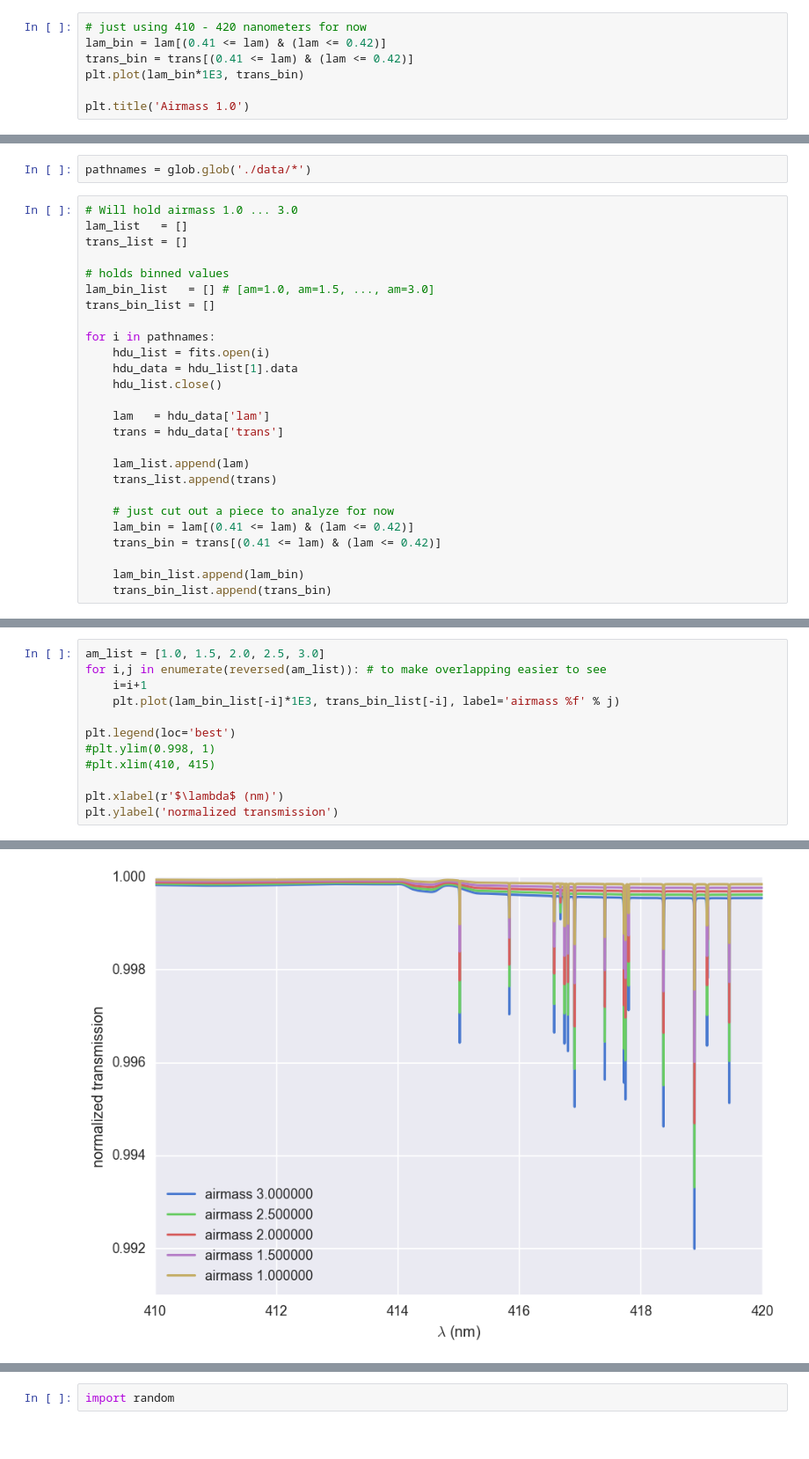
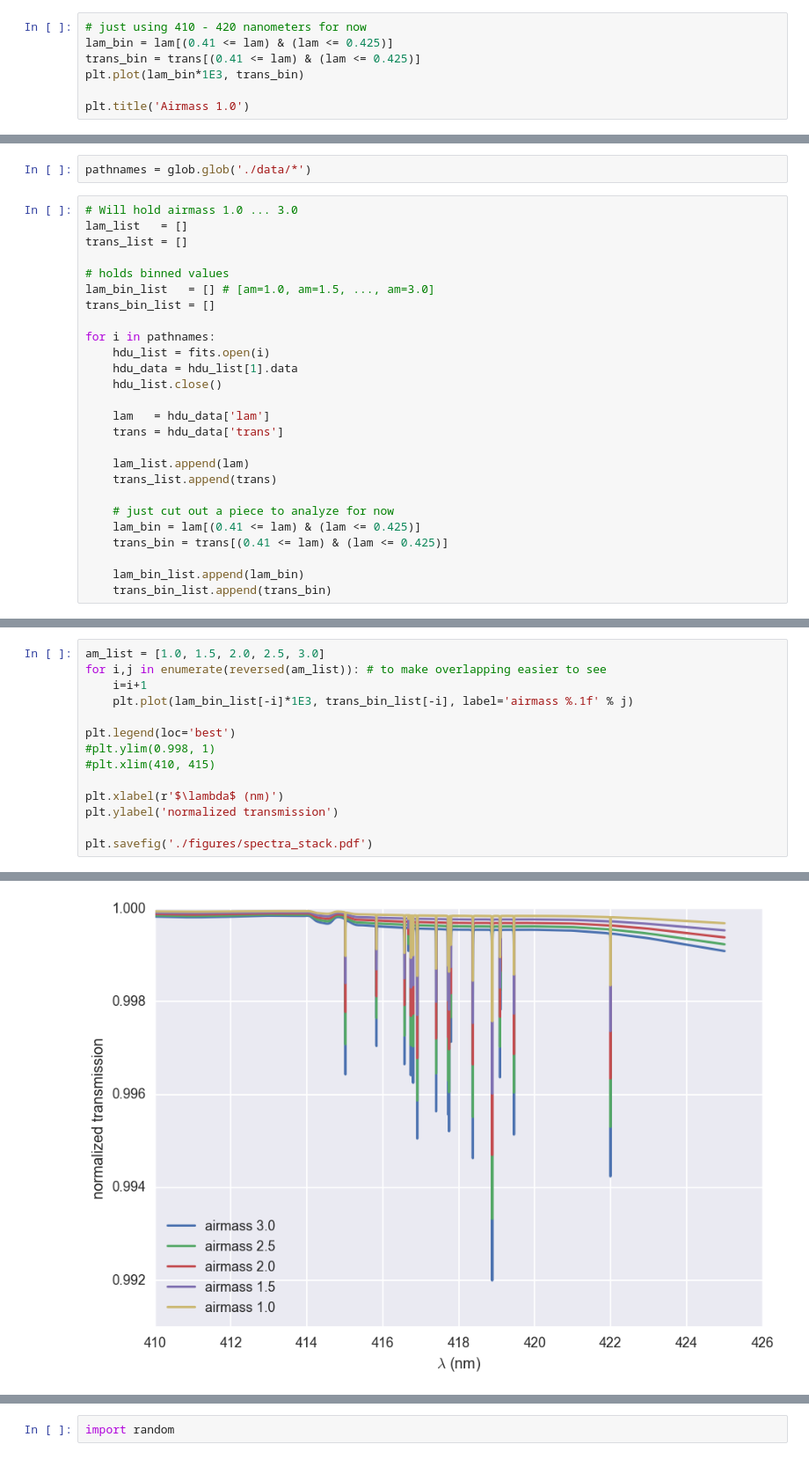
Before and after one commit to icweaver/telluric_windows, a Jupyter notebook: telluric.ipynb, the cells around one changed output, grey strips where cells are left out. Shown at 88% size. Saved outputs shown, nothing was run; the diff lists cells and outputs as text.

```diff
--- a/telluric.ipynb
+++ b/telluric.ipynb
@@ -38,8 +41,8 @@ trans = hdu_data['trans']
 #### Using a section of the spectra for now will speed up tests
 # %%
 # just using 410 - 420 nanometers for now
-lam_bin = lam[(0.41 <= lam) & (lam <= 0.42)]
-trans_bin = trans[(0.41 <= lam) & (lam <= 0.42)]
+lam_bin = lam[(0.41 <= lam) & (lam <= 0.425)]
+trans_bin = trans[(0.41 <= lam) & (lam <= 0.425)]
 plt.plot(lam_bin*1E3, trans_bin)
 
 plt.title('Airmass 1.0')
@@ -74,8 +77,8 @@ for i in pathnames:
     trans_list.append(trans)
 
     # just cut out a piece to analyze for now
-    lam_bin = lam[(0.41 <= lam) & (lam <= 0.42)]
-    trans_bin = trans[(0.41 <= lam) & (lam <= 0.42)]
+    lam_bin = lam[(0.41 <= lam) & (lam <= 0.425)]
+    trans_bin = trans[(0.41 <= lam) & (lam <= 0.425)]
 
     lam_bin_list.append(lam_bin)
     trans_bin_list.append(trans_bin)
@@ -85,7 +88,7 @@ for i in pathnames:
 am_list = [1.0, 1.5, 2.0, 2.5, 3.0]
 for i,j in enumerate(reversed(am_list)): # to make overlapping easier to see
     i=i+1
-    plt.plot(lam_bin_list[-i]*1E3, trans_bin_list[-i], label='airmass %f' % j)
+    plt.plot(lam_bin_list[-i]*1E3, trans_bin_list[-i], label='airmass %.1f' % j)
 
 plt.legend(loc='best')
 #plt.ylim(0.998, 1)
@@ -93,4 +96,6 @@ plt.legend(loc='best')
 
 plt.xlabel(r'$\lambda$ (nm)')
 plt.ylabel('normalized transmission')
+
+plt.savefig('./figures/spectra_stack.pdf')
 # %% [output]
@@ -98 +102 @@ plt.ylabel('normalized transmission')
-[figure, old version]
+[figure, new version]
```
Also changed, not shown: parts of 29 cells of this notebook, 5 other files.
